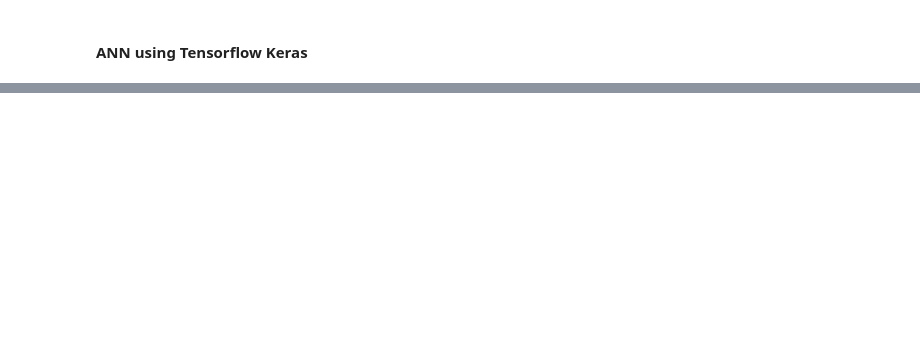
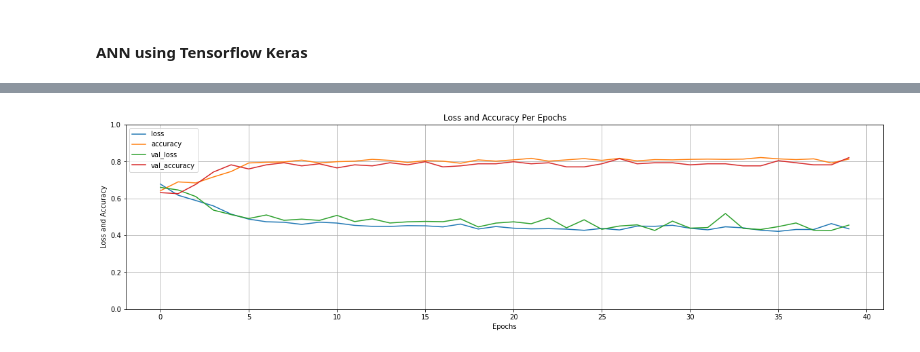
Before and after one commit to EminKeresteci/ml-titanic, a Jupyter notebook: titanic001.ipynb, the cells around one changed output, grey strips where cells are left out. Drawn from its saved outputs; the diff is of its cells as text; code cells hidden in the pictures; blank space fills up the shorter version.

```diff
--- a/titanic001.ipynb
+++ b/titanic001.ipynb
@@ -378,4 +413,4 @@ svm.fit(x_train[ix], y_train)
 print("SVM RBF Test Score with the features Sex and Fare only")
 print(svm.score(x_test[ix], y_test))
 models.update(SVMRbf2features=svm)
-scores.update(SVMRbf2features=svm.score(x_test, y_test))
+scores.update(SVMRbf2features=svm.score(x_test[ix], y_test))
@@ -453,13 +528,16 @@ history = model.fit(x_train, y_train, epochs=40, validation_data=(x_test, y_test
 # %%
 history.params
 history.history.keys()
 pd.DataFrame(history.history).plot(figsize=(20, 5))
 plt.title('Loss and Accuracy Per Epochs')
 plt.xlabel('Epochs')
 plt.ylabel('Loss and Accuracy')
 plt.grid(True)
 plt.gca().set_ylim(0, 1)
 plt.show()
-model.evaluate(x_test, y_test)
+score=model.evaluate(x_test, y_test)[1]
+print(score)
 models.update(ANN_2_4=model)
-scores.update(ANN_2_4=model.score(x_test, y_test))
+scores.update(ANN_2_4=score)
+# %% [output]
+[figure, added]
```
Also changed, not shown: parts of 44 cells of this notebook.
